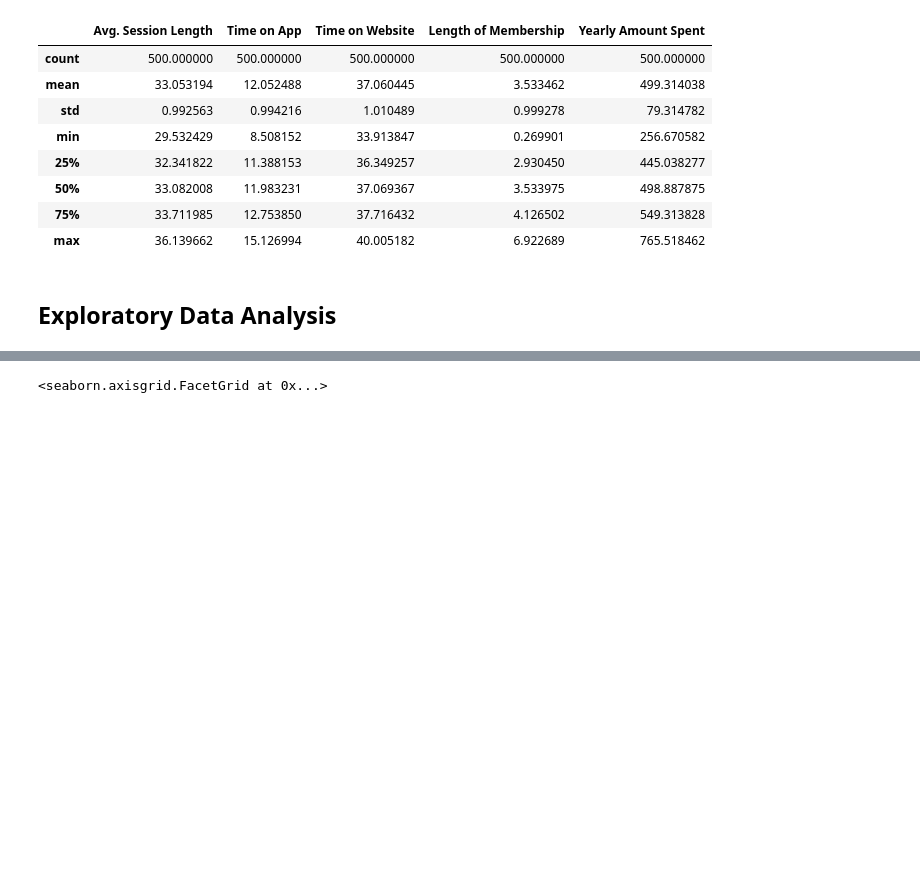
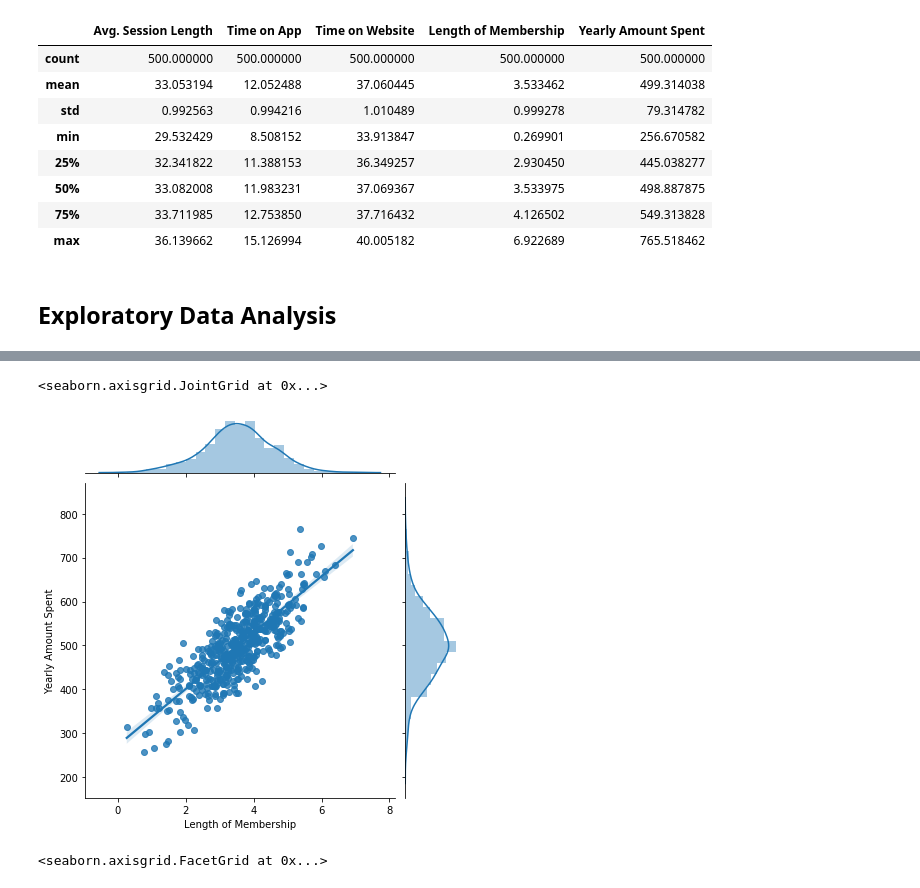
Before and after one commit to k21k/Python-Notes, a Jupyter notebook: Exercises - Qasim/Machine Learning/Linear Regression/Linear Regression (Part 2).ipynb, the cells around one changed output, grey strips where cells are left out. Saved outputs shown, nothing was run; the diff lists cells and outputs as text; code cells hidden in the pictures; blank space fills up the shorter version.

```diff
--- a/Exercises - Qasim/Machine Learning/Linear Regression/Linear Regression (Part 2).ipynb
+++ b/Exercises - Qasim/Machine Learning/Linear Regression/Linear Regression (Part 2).ipynb
@@ -62,3 +67,11 @@ df.describe()
+# %%
+x = df['Length of Membership']
+y = df['Yearly Amount Spent']
+
+sns.jointplot(x, y, kind = 'reg')
+# %% [output]
+<seaborn.axisgrid.JointGrid at 0x...>
+[figure, added]
 # %%
 # Recreate
 # %% [output]
```
Also changed, not shown: parts of 21 cells of this notebook.
